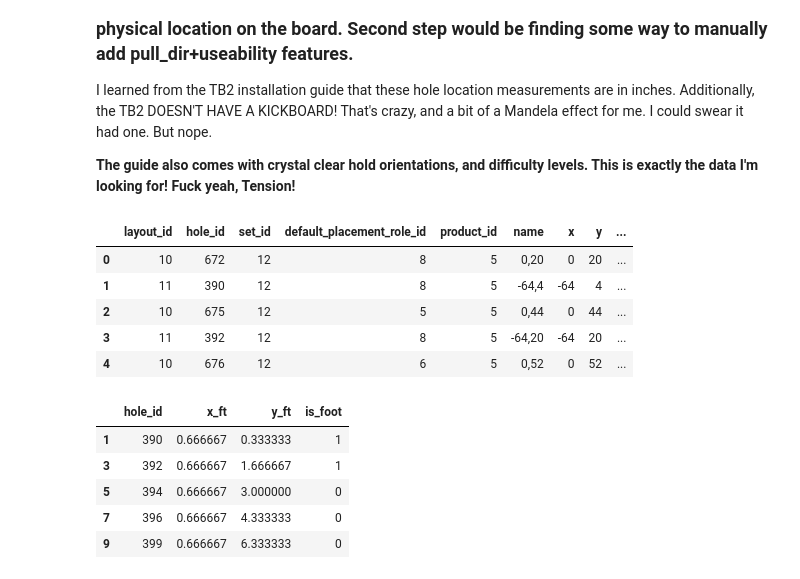
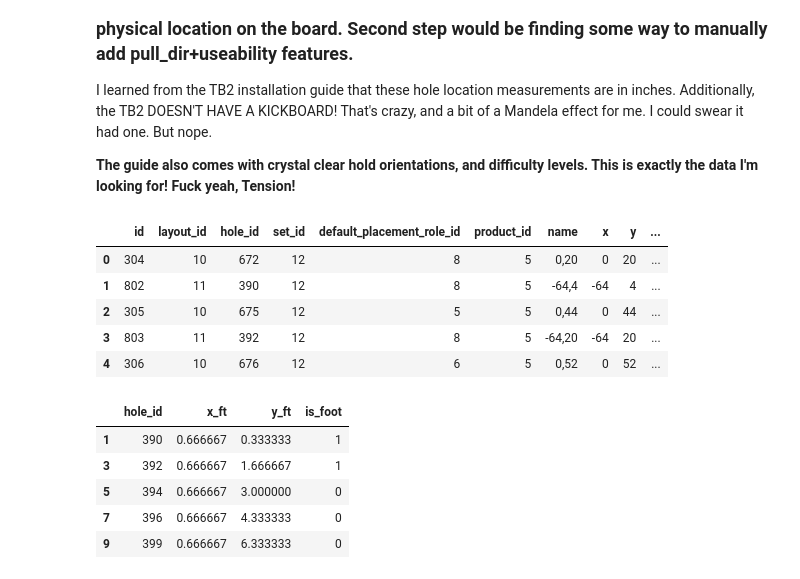
Before and after one commit to EvanMcCormick37/ml-homewall-climb-generator, a Jupyter notebook: model-training/extract_and_preprocess_boardlib_holds.ipynb, the cells around one changed output. Drawn from its saved outputs; the diff is of its cells as text; code cells hidden in the pictures.

```diff
--- a/model-training/extract_and_preprocess_boardlib_holds.ipynb
+++ b/model-training/extract_and_preprocess_boardlib_holds.ipynb
@@ -86,5 +238,6 @@ def upload_holds(wall_id: str, holds: list[dict], api_base_url: str = API_BASE_U
 # %%
-df_holes = df_sql("holes","tension").astype({'product_id':int, 'name':str,'x':int,'y':int,'mirrored_hole_id':int,'mirror_group':int})
+query='SELECT * FROM holes'
+df_holes = df_sql("tension",query, index_col='id').astype({'product_id':int, 'name':str,'x':int,'y':int,'mirrored_hole_id':int,'mirror_group':int})
 df_holes.head()
 # %% [output]
 |  | product_id | name | x | y | mirrored_hole_id | mirror_group |
@@ -113,22 +266,28 @@ I learned from the TB2 installation guide that these hole location measurements
 
 **The guide also comes with crystal clear hold orientations, and difficulty levels. This is exactly the data I'm looking for! Fuck yeah, Tension!**
 # %%
-df_placements = df_sql("placements","tension").astype({'layout_id':int,'hole_id':int,'set_id':int,'default_placement_role_id':int})
+query = "SELECT * FROM placements"
+df_placements = df_sql("tension",query,index_col=None).astype({'id': int, 'layout_id':int,'hole_id':int,'set_id':int,'default_placement_role_id':int})
 tb2_layouts = [10,11]
 df_placements = df_placements[df_placements['layout_id'].isin(tb2_layouts)].merge(
     df_holes,
     left_on='hole_id',
     right_on='id',
-    how='outer'
+    how='inner'
 )
+df_p_spray=df_placements[df_placements['layout_id']==11]
+spray_placement_to_hole = dict(zip(df_p_spray['id'],df_p_spray['hole_id']))
+df_p_mirror=df_placements[df_placements['layout_id']==10]
+mirror_placement_to_hole = dict(zip(df_p_mirror['id'],df_p_mirror['hole_id']))
+
 df_placements.head()
 # %% [output]
-|  | layout_id | hole_id | set_id | default_placement_role_id | product_id | name | x | y | ... |
-| 0 | 10 | 672 | 12 | 8 | 5 | 0,20 | 0 | 20 | ... |
-| 1 | 11 | 390 | 12 | 8 | 5 | -64,4 | -64 | 4 | ... |
-| 2 | 10 | 675 | 12 | 5 | 5 | 0,44 | 0 | 44 | ... |
-| 3 | 11 | 392 | 12 | 8 | 5 | -64,20 | -64 | 20 | ... |
-| 4 | 10 | 676 | 12 | 6 | 5 | 0,52 | 0 | 52 | ... |
+|  | id | layout_id | hole_id | set_id | default_placement_role_id | product_id | name | x | y | ... |
+| 0 | 304 | 10 | 672 | 12 | 8 | 5 | 0,20 | 0 | 20 | ... |
+| 1 | 802 | 11 | 390 | 12 | 8 | 5 | -64,4 | -64 | 4 | ... |
+| 2 | 305 | 10 | 675 | 12 | 5 | 5 | 0,44 | 0 | 44 | ... |
+| 3 | 803 | 11 | 392 | 12 | 8 | 5 | -64,20 | -64 | 20 | ... |
+| 4 | 306 | 10 | 676 | 12 | 6 | 5 | 0,52 | 0 | 52 | ... |
 # %%
 df_placements['x_ft'] = (df_placements['x']+72)/12
 df_placements['y_ft'] = (df_placements['y'])/12
```
Also changed, not shown: parts of 6 cells of this notebook, 9 other files.
